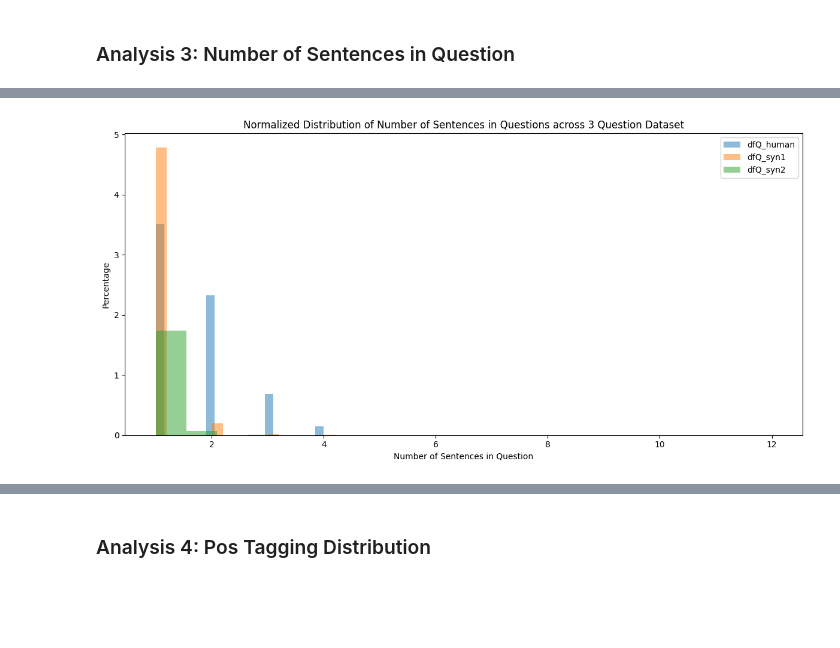
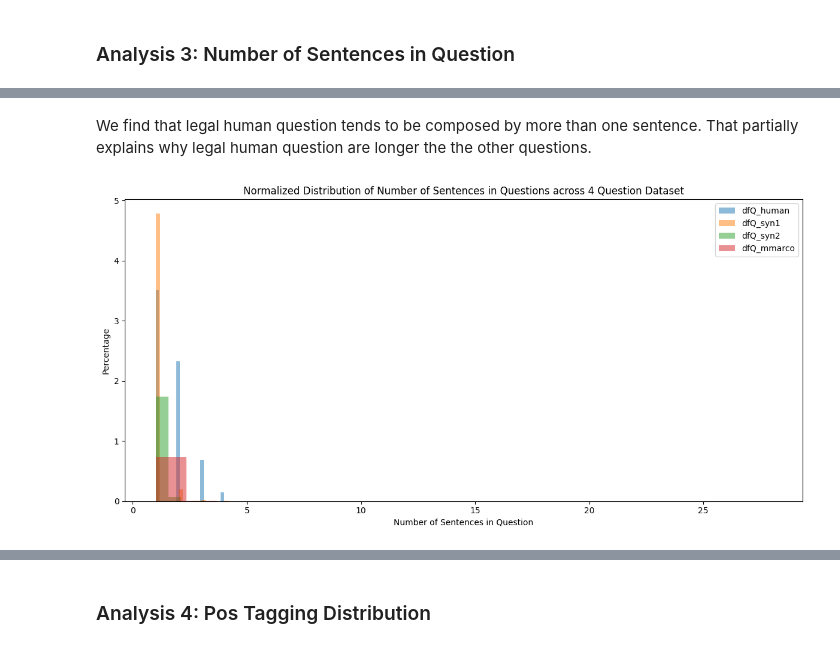
Before and after one commit to ymurong/Synthetic_Data_in_Legal_Retrieval, a Jupyter notebook: scripts/eda/Exploratory Data Analysis.ipynb, the cells around one changed output, grey strips where cells are left out. Cells and saved outputs as stored; diff of their text form; code cells hidden in the pictures; blank space fills up the shorter version.

```diff
--- a/scripts/eda/Exploratory Data Analysis.ipynb
+++ b/scripts/eda/Exploratory Data Analysis.ipynb
@@ -99,13 +92,14 @@ plt.xticks(rotation=45)
 dfQ_human['Length'] = dfQ_human['question'].apply(len)
 dfQ_syn1['Length'] = dfQ_syn1['text'].apply(len)
 dfQ_syn2['Length'] = dfQ_syn2['question'].apply(len)
+dfQ_mmarco['Length'] = dfQ_mmarco['question'].apply(len)
 
 # Compute the average length of questions in each DataFrame
-avg_lengths = [df['Length'].mean() for df in [dfQ_human, dfQ_syn1, dfQ_syn2]]
+avg_lengths = [df['Length'].mean() for df in [dfQ_human, dfQ_syn1, dfQ_syn2, dfQ_mmarco]]
 
 # Create a summary DataFrame
 summary_df = pd.DataFrame({
-    'DataFrame': ['dfQ_human', 'dfQ_syn1', 'dfQ_syn2'],
+    'DataFrame': ['dfQ_human', 'dfQ_syn1', 'dfQ_syn2', 'dfQ_mmarco'],
     'Average Question Length': avg_lengths
 })
 
@@ -174,5 +174,7 @@ processor = TextPreprocessor()
 dfQ_human['NB_SENTENCES'] = processor.preprocess(dfQ_human["question"], sentences=True).apply(len)
 dfQ_syn1['NB_SENTENCES'] = processor.preprocess(dfQ_syn1["text"], sentences=True).apply(len)
 dfQ_syn2['NB_SENTENCES'] = processor.preprocess(dfQ_syn2["question"], sentences=True).apply(len)
+# %%
+dfQ_mmarco['NB_SENTENCES'] = processor.preprocess(dfQ_mmarco["question"].sample(10000), sentences=True).apply(len)
 # %%
 # Compute the average length of questions in each DataFrame
@@ -207,18 +210,21 @@ plt.show()
+# %% [markdown]
+We find that legal human question tends to be composed by more than one sentence. That partially explains why legal human question are longer the the other questions.
 # %%
 # Plotting
 plt.figure(figsize=(12, 6))
 
 # Histograms for each DataFrame
 plt.hist(dfQ_human['NB_SENTENCES'], alpha=0.5, label='dfQ_human', bins=20, density=True)
 plt.hist(dfQ_syn1['NB_SENTENCES'], alpha=0.5, label='dfQ_syn1', bins=20, density=True)
 plt.hist(dfQ_syn2['NB_SENTENCES'], alpha=0.5, label='dfQ_syn2', bins=20, density=True)
+plt.hist(dfQ_mmarco['NB_SENTENCES'], alpha=0.5, label='dfQ_mmarco', bins=20, density=True)
 
-plt.title('Normalized Distribution of Number of Sentences in Questions across 3 Question Dataset')
+plt.title('Normalized Distribution of Number of Sentences in Questions across 4 Question Dataset')
 plt.xlabel('Number of Sentences in Question')
 plt.ylabel('Percentage')
 plt.legend()
 plt.tight_layout()
 plt.savefig('Normalized Distribution of Number of Sentences in Question.pdf')
 plt.show()
 # %% [output]
-[figure, old version]
+[figure, new version]
```
Also changed, not shown: parts of 35 cells of this notebook, 8 other files.
